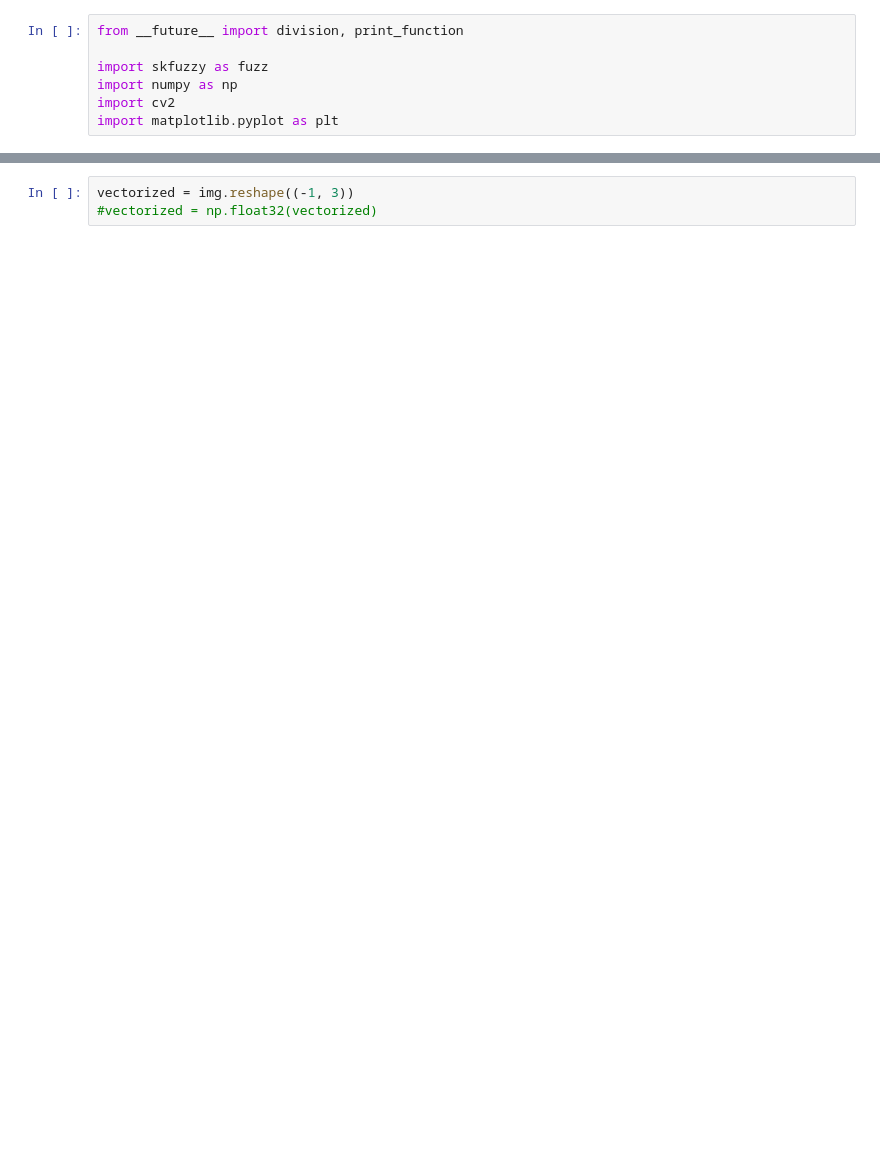
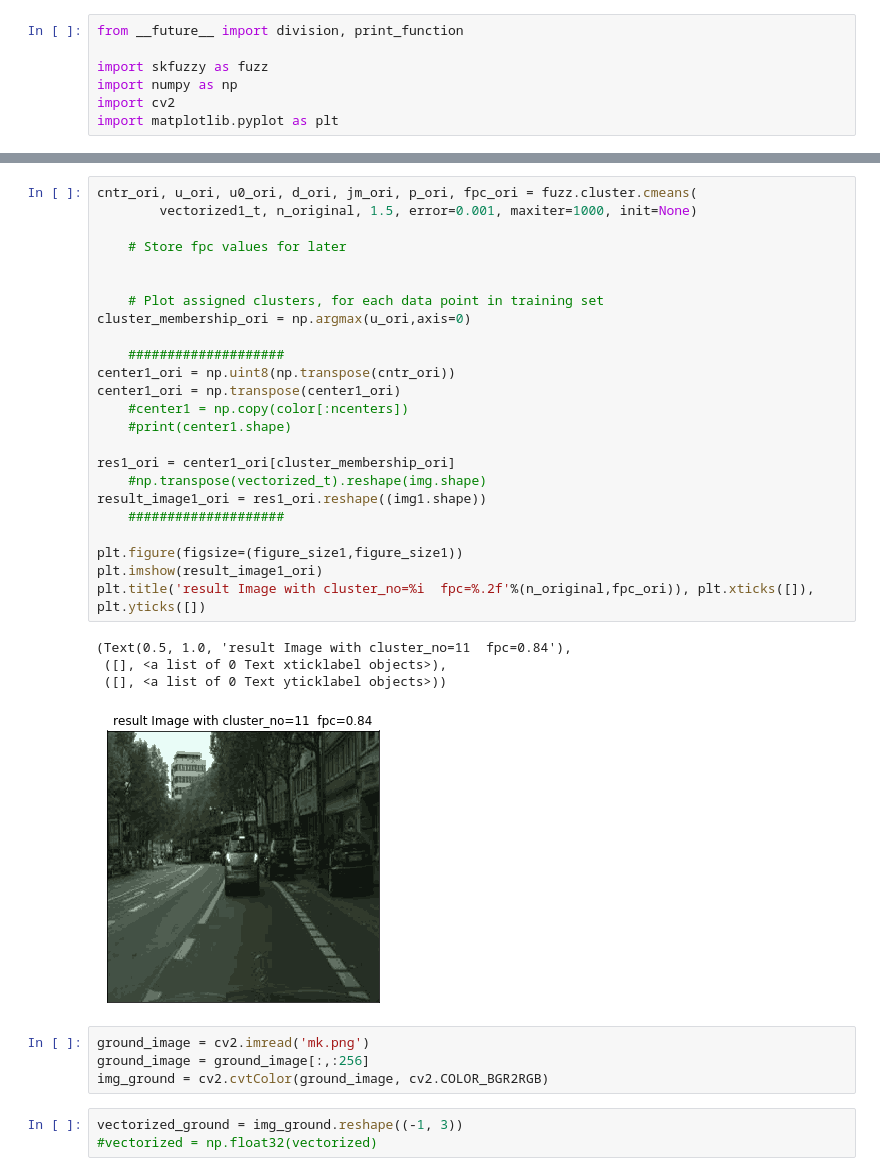
Before and after one commit to fatemehkarimi/computational-intelligence-homeworks, a Jupyter notebook: hw4/fcm_cluster.ipynb, the cells around one changed output, grey strips where cells are left out. Cells and saved outputs as stored; diff of their text form; blank space fills up the shorter version.

```diff
--- a/hw4/fcm_cluster.ipynb
+++ b/hw4/fcm_cluster.ipynb
@@ -12,4 +78,37 @@ img = cv2.cvtColor(original_image, cv2.COLOR_BGR2RGB)
+# %%
+cntr_ori, u_ori, u0_ori, d_ori, jm_ori, p_ori, fpc_ori = fuzz.cluster.cmeans(
+        vectorized1_t, n_original, 1.5, error=0.001, maxiter=1000, init=None)
+
+    # Store fpc values for later
+
+
+    # Plot assigned clusters, for each data point in training set
+cluster_membership_ori = np.argmax(u_ori,axis=0)
+
+    ####################
+center1_ori = np.uint8(np.transpose(cntr_ori))
+center1_ori = np.transpose(center1_ori)
+    #center1 = np.copy(color[:ncenters])
+    #print(center1.shape)
+
+res1_ori = center1_ori[cluster_membership_ori]
+    #np.transpose(vectorized_t).reshape(img.shape)
+result_image1_ori = res1_ori.reshape((img1.shape))
+    ####################
+
+plt.figure(figsize=(figure_size1,figure_size1))
+plt.imshow(result_image1_ori)
+plt.title('result Image with cluster_no=%i  fpc=%.2f'%(n_original,fpc_ori)), plt.xticks([]), plt.yticks([])
+# %% [output]
+(Text(0.5, 1.0, 'result Image with cluster_no=11  fpc=0.84'),
+ ([], <a list of 0 Text xticklabel objects>),
+ ([], <a list of 0 Text yticklabel objects>))
+[figure, added]
+# %%
+ground_image = cv2.imread('mk.png')
+ground_image = ground_image[:,:256]
+img_ground = cv2.cvtColor(ground_image, cv2.COLOR_BGR2RGB)
 # %%
-vectorized = img.reshape((-1, 3))
+vectorized_ground = img_ground.reshape((-1, 3))
 #vectorized = np.float32(vectorized)
 # %%
```
Also changed, not shown: parts of 14 cells of this notebook.
